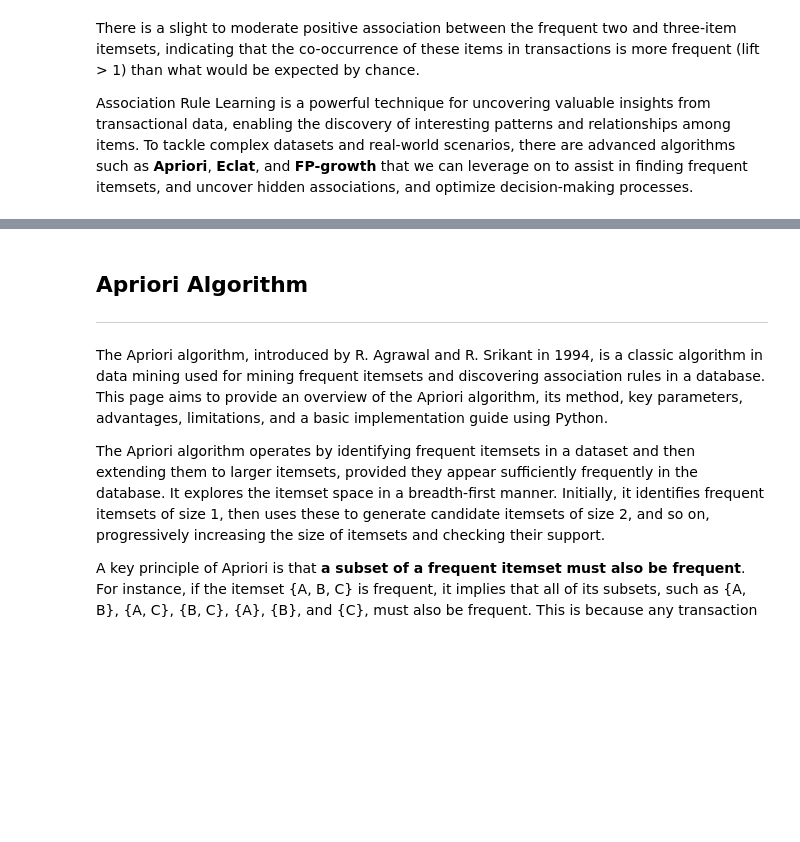
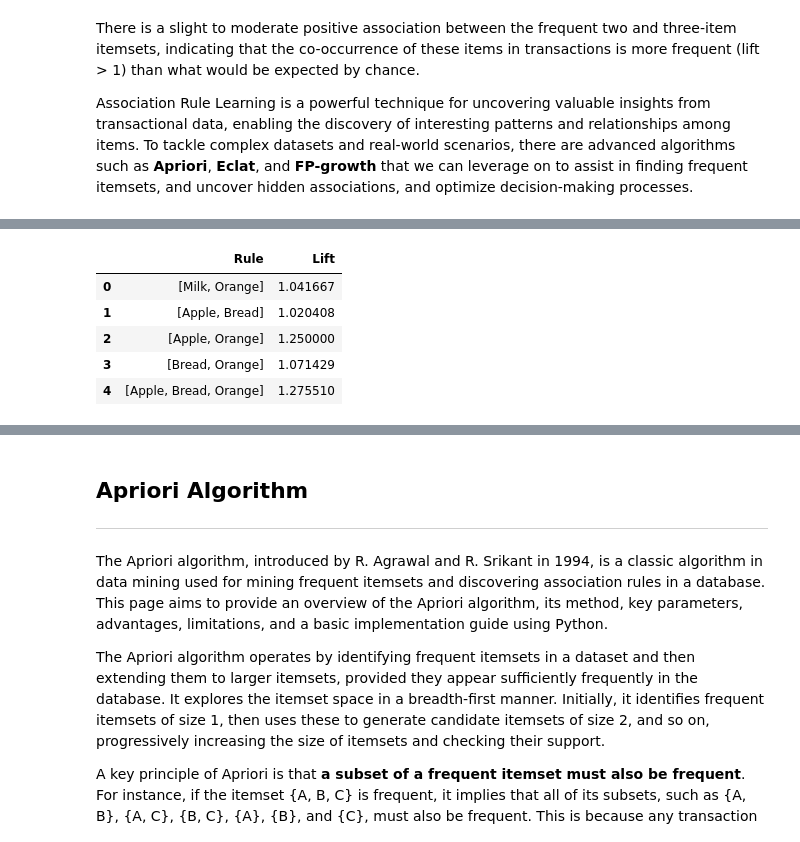
Before and after one commit to andytoh78/MarketBasketAnalysis, a Jupyter notebook: market-basket-analysis-apriori-eclat-fp-growth.ipynb, the cells around one changed output, grey strips where cells are left out. Cells and saved outputs as stored; diff of their text form; code cells hidden in the pictures; blank space fills up the shorter version.

```diff
--- a/market-basket-analysis-apriori-eclat-fp-growth.ipynb
+++ b/market-basket-analysis-apriori-eclat-fp-growth.ipynb
@@ -202,0 +362,33 @@ Association Rule Learning is a powerful technique for uncovering valuable insigh
+# %%
+lift_values = []
+# Calculate lift for two-item itemsets
+for index, row in df_support_final.iterrows():
+    if isinstance(row['Itemset'], list) and len(row['Itemset']) == 2:
+        item1, item2 = row['Itemset']
+        support_item1 = df_support[df_support['Itemset'] == item1]['Support'].values[0]
+        support_item2 = df_support[df_support['Itemset'] == item2]['Support'].values[0]
+        lift = (row['Support']) / ((support_item1)*(support_item2))
+        lift_values.append({'Rule': f'[{item1}, {item2}]', 'Lift': lift})
+
+# Calculate lift for three-item itemsets
+for index, row in df_support_final.iterrows():
+    if isinstance(row['Itemset'], list) and len(row['Itemset']) == 3:
+        item1, item2, item3 = row['Itemset']
+        support_item1 = df_support[df_support['Itemset'] == item1]['Support'].values[0]
+        support_item2 = df_support[df_support['Itemset'] == item2]['Support'].values[0]
+        support_item3 = df_support[df_support['Itemset'] == item3]['Support'].values[0]
+        lift = (row['Support']) / ((support_item1)*(support_item2)*(support_item3))
+        lift_values.append({'Rule': f'[{item1}, {item2}, {item3}]', 'Lift': lift})
+
+# Convert the results into a DataFrame
+df_lift = pd.DataFrame(lift_values, columns=['Rule', 'Lift'])
+
+# Display the results
+df_lift
+# %% [output]
+|  | Rule | Lift |
+| 0 | [Milk, Orange] | 1.041667 |
+| 1 | [Apple, Bread] | 1.020408 |
+| 2 | [Apple, Orange] | 1.250000 |
+| 3 | [Bread, Orange] | 1.071429 |
+| 4 | [Apple, Bread, Orange] | 1.275510 |
```
Also changed, not shown: parts of 51 cells of this notebook.
